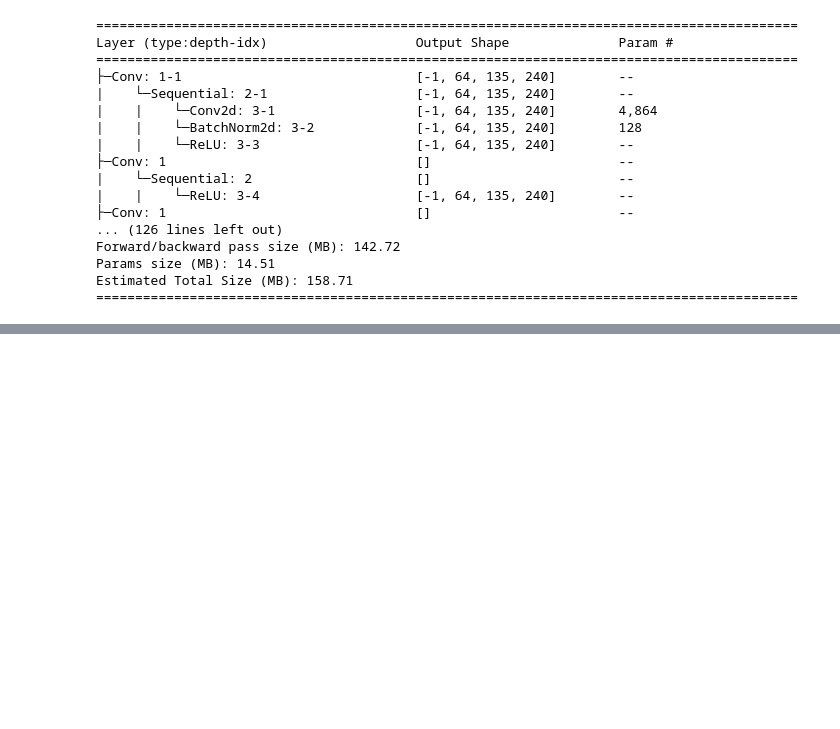
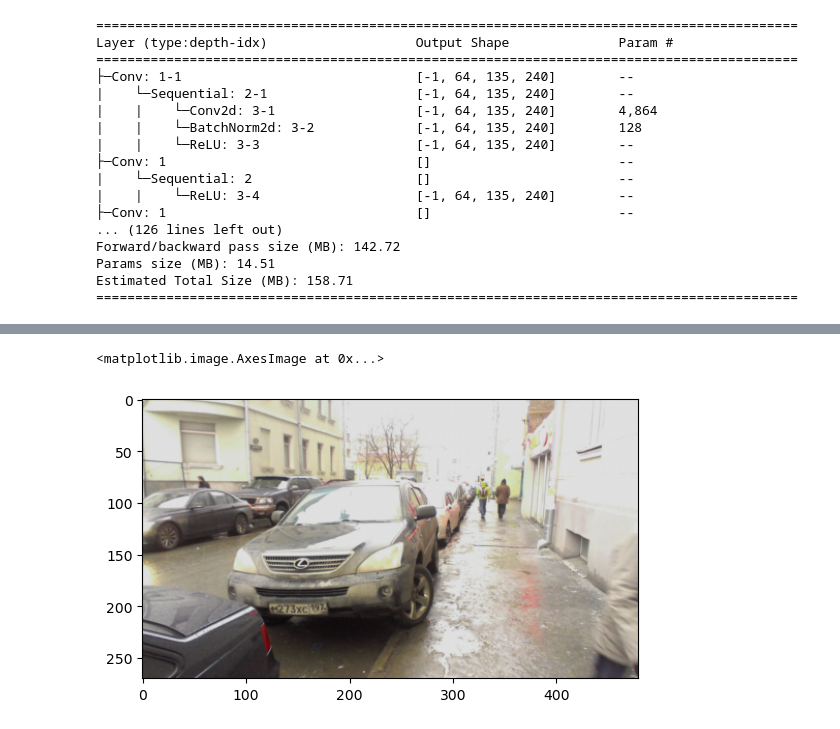
Before and after one commit to sodeeplearning/Net-Nomera, a Jupyter notebook: teaching.ipynb, the cells around one changed output, grey strips where cells are left out. Drawn from its saved outputs; the diff is of its cells as text; code cells hidden in the pictures; blank space fills up the shorter version.

```diff
--- a/teaching.ipynb
+++ b/teaching.ipynb
@@ -183,0 +255,5 @@ Estimated Total Size (MB): 158.71
+# %%
+ST.imshow(train_X[123])
+# %% [output]
+<matplotlib.image.AxesImage at 0x...>
+[figure, added]
```
Also changed, not shown: parts of 11 cells of this notebook, 1 other file.
